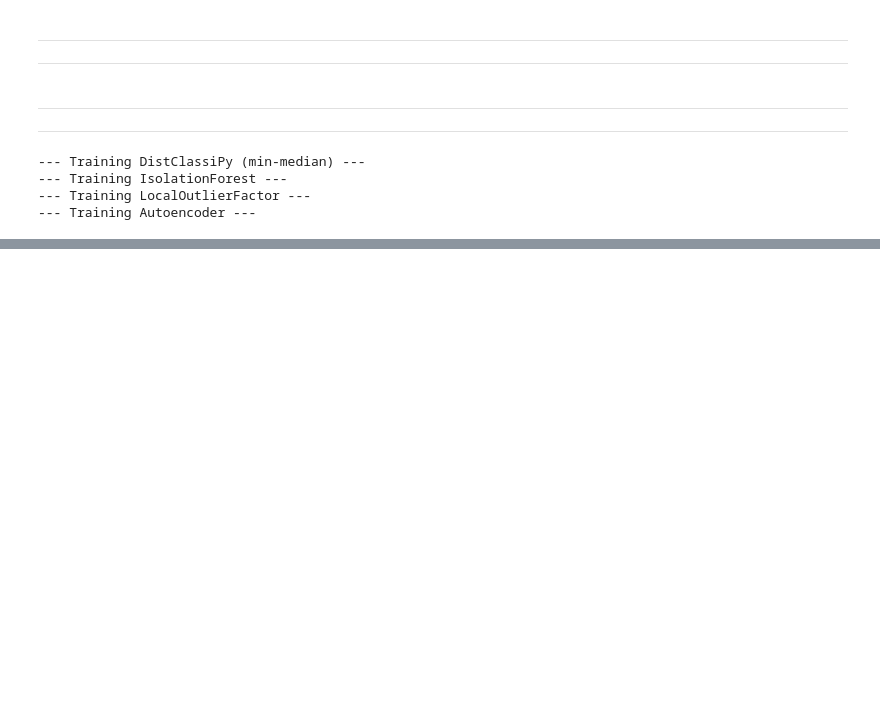
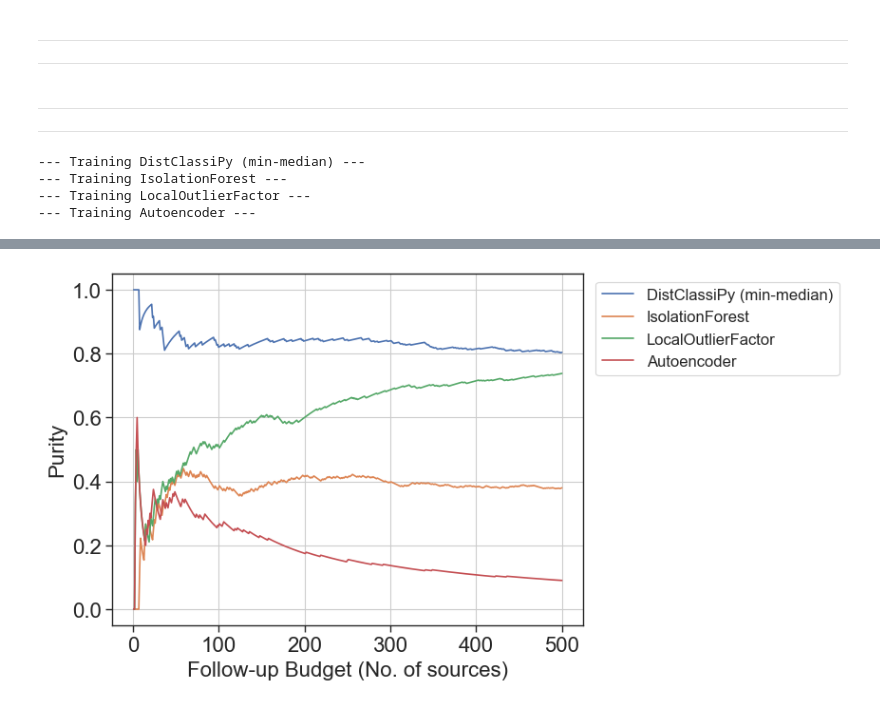
Before and after one commit to sidchaini/DistanceAnomalies, a Jupyter notebook: 04. ad comparison/rutgers02. spm features.ipynb, the cells around one changed output, grey strips where cells are left out. Saved outputs shown, nothing was run; the diff lists cells and outputs as text; code cells hidden in the pictures; blank space fills up the shorter version.

```diff
--- a/04. ad comparison/rutgers02. spm features.ipynb
+++ b/04. ad comparison/rutgers02. spm features.ipynb
@@ -547,18 +646,21 @@ for model_name in tqdm(models_to_test.keys(),desc="method"):
             frac = 0
         methods_percent[model_name].append(frac)
 # %%
-endnum = 100
+endnum = 500
 # endum = len(results_df)+1
 
 top_ns = np.arange(start=1, stop=endnum+1)
 
 
 for model_name in models_to_test.keys():
     plt.plot(top_ns, methods_percent[model_name][:endnum], label=model_name)
 plt.ylabel("Purity", fontsize=16)
 plt.xlabel("Follow-up Budget (No. of sources)", fontsize=16)
 plt.gca().tick_params(axis='both', which='major', labelsize=16)
 plt.gca().tick_params(axis='both', which='minor', labelsize=12)
 plt.legend(bbox_to_anchor=(1.01, 1), loc='upper left', fontsize=12)
+plt.savefig(f"top{endnum}budget4methods.png",dpi=300,bbox_inches="tight")
 plt.show()
+# %% [output]
+[figure, added]
 # %%
```
Also changed, not shown: parts of 15 cells of this notebook, 5 other files.
